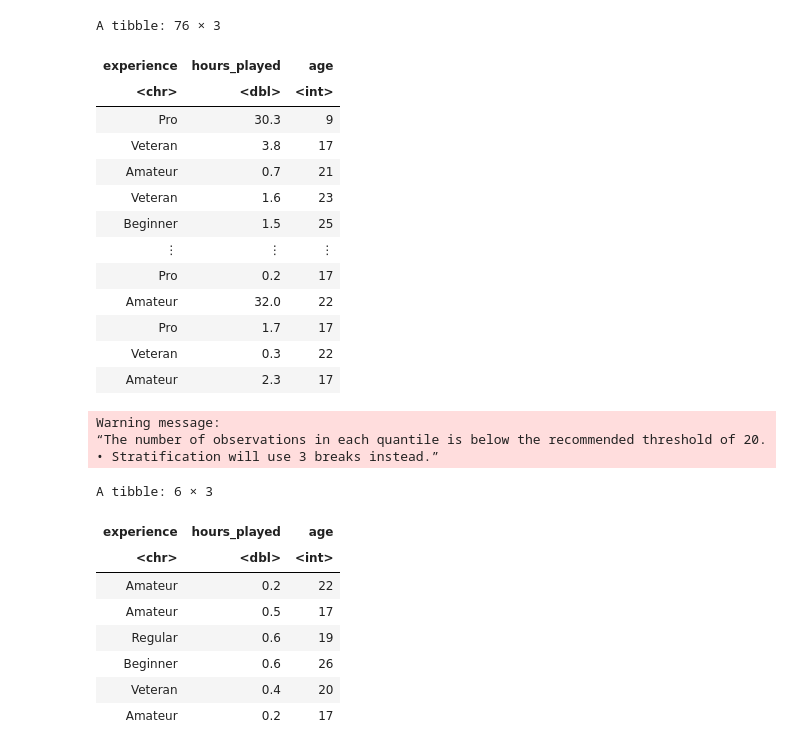
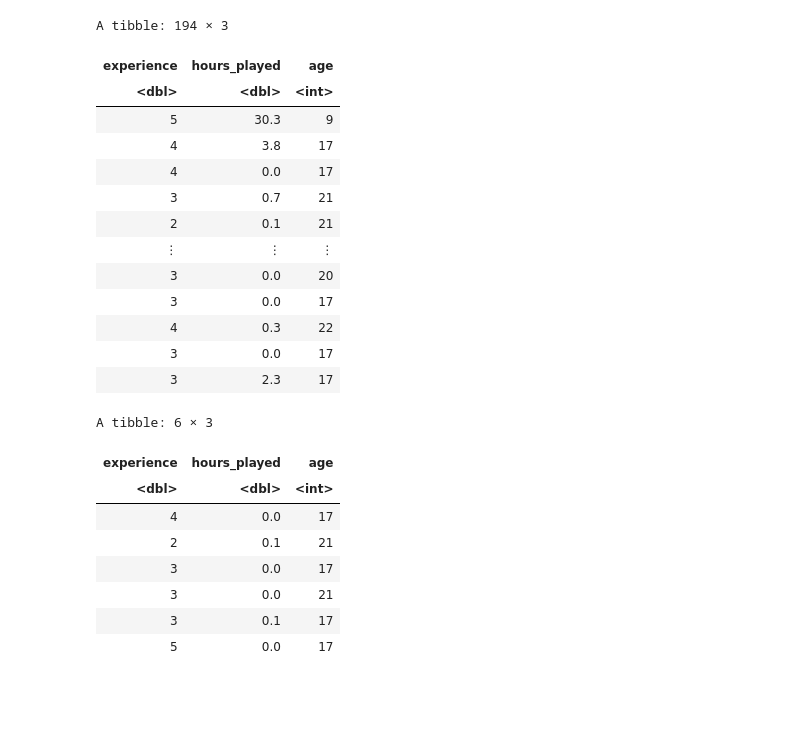
Before and after one commit to azoli113/DSCI100-Project-Group-006-36, a Jupyter notebook: draft.ipynb, the cells around one changed output. Saved outputs shown, nothing was run; the diff lists cells and outputs as text; code cells hidden in the pictures; blank space fills up the shorter version.

```diff
--- a/draft.ipynb
+++ b/draft.ipynb
@@ -54,24 +54,33 @@ A spec_tbl_df: 197 × 7
 # %%
 players <- clean_players_data |>
   select(-hashed_email, -subscribed, -name, -gender) |>
   filter(!is.na(age)) |>
-  filter(hours_played > 0.1)
+  mutate(
+    experience = case_when(
+      experience == "Pro" ~ 5,
+      experience == "Veteran" ~ 4,
+      experience == "Amateur" ~ 3,
+      experience == "Regular" ~ 2,
+      experience == "Beginner" ~ 1,
+      TRUE ~ NA_real_
+    )
+  )
 players
 # %% [output]
-A tibble: 76 × 3
+A tibble: 194 × 3
 | experience | hours_played | age |
-| <chr> | <dbl> | <int> |
-| Pro | 30.3 | 9 |
-| Veteran | 3.8 | 17 |
-| Amateur | 0.7 | 21 |
-| Veteran | 1.6 | 23 |
-| Beginner | 1.5 | 25 |
+| <dbl> | <dbl> | <int> |
+| 5 | 30.3 | 9 |
+| 4 | 3.8 | 17 |
+| 4 | 0.0 | 17 |
+| 3 | 0.7 | 21 |
+| 2 | 0.1 | 21 |
 | ⋮ | ⋮ | ⋮ |
-| Pro | 0.2 | 17 |
-| Amateur | 32.0 | 22 |
-| Pro | 1.7 | 17 |
-| Veteran | 0.3 | 22 |
-| Amateur | 2.3 | 17 |
+| 3 | 0.0 | 20 |
+| 3 | 0.0 | 17 |
+| 4 | 0.3 | 22 |
+| 3 | 0.0 | 17 |
+| 3 | 2.3 | 17 |
 # %%
 set.seed(2)
 
@@ -82,18 +91,15 @@ testing_data <- testing(split_data)
 
 head(training_data)
 # %% [output]
-Warning message:
-“The number of observations in each quantile is below the recommended threshold of 20.
-• Stratification will use 3 breaks instead.”
+A tibble: 6 × 3
-A tibble: 6 × 3
 | experience | hours_played | age |
-| <chr> | <dbl> | <int> |
-| Amateur | 0.2 | 22 |
-| Amateur | 0.5 | 17 |
-| Regular | 0.6 | 19 |
-| Beginner | 0.6 | 26 |
-| Veteran | 0.4 | 20 |
-| Amateur | 0.2 | 17 |
+| <dbl> | <dbl> | <int> |
+| 4 | 0.0 | 17 |
+| 2 | 0.1 | 21 |
+| 3 | 0.0 | 17 |
+| 3 | 0.0 | 21 |
+| 3 | 0.1 | 17 |
+| 5 | 0.0 | 17 |
 # %%
 set.seed(2)
 
```
Also changed, not shown: parts of 6 cells of this notebook.
